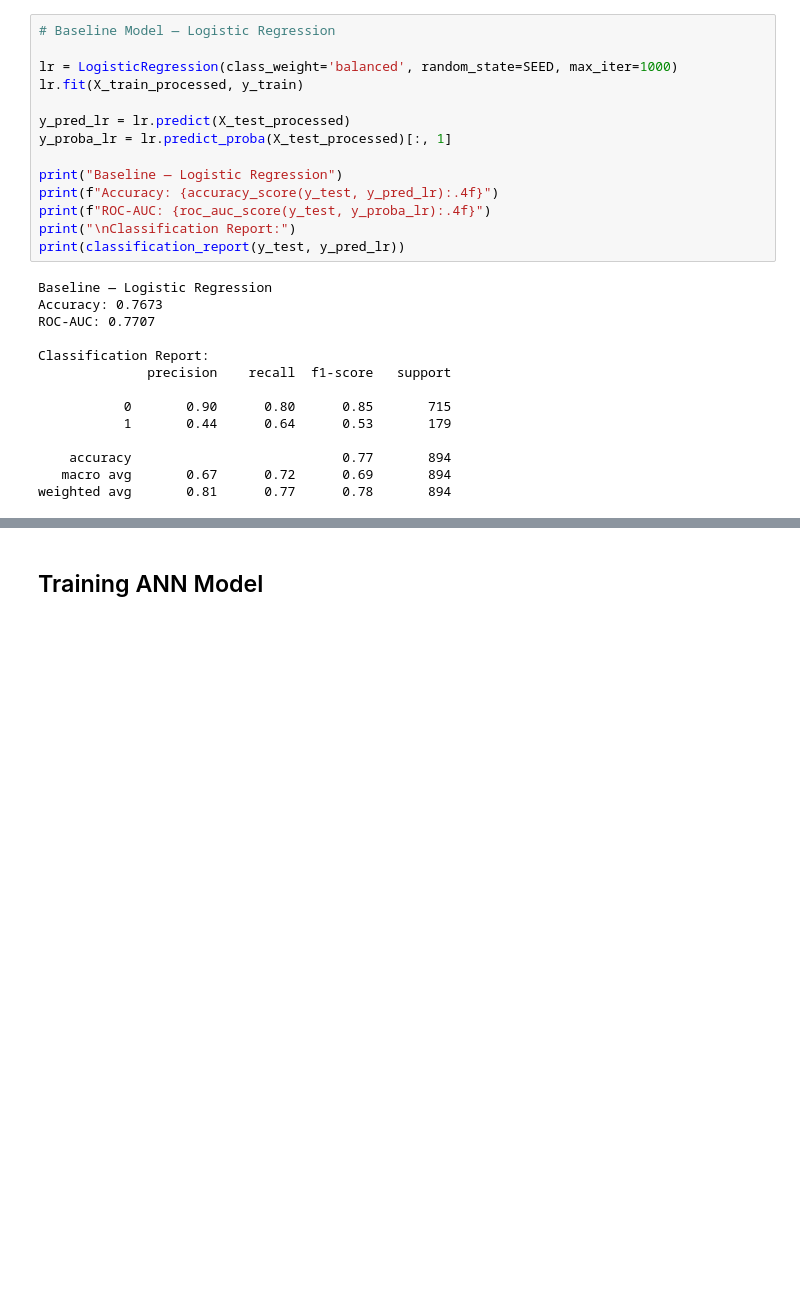
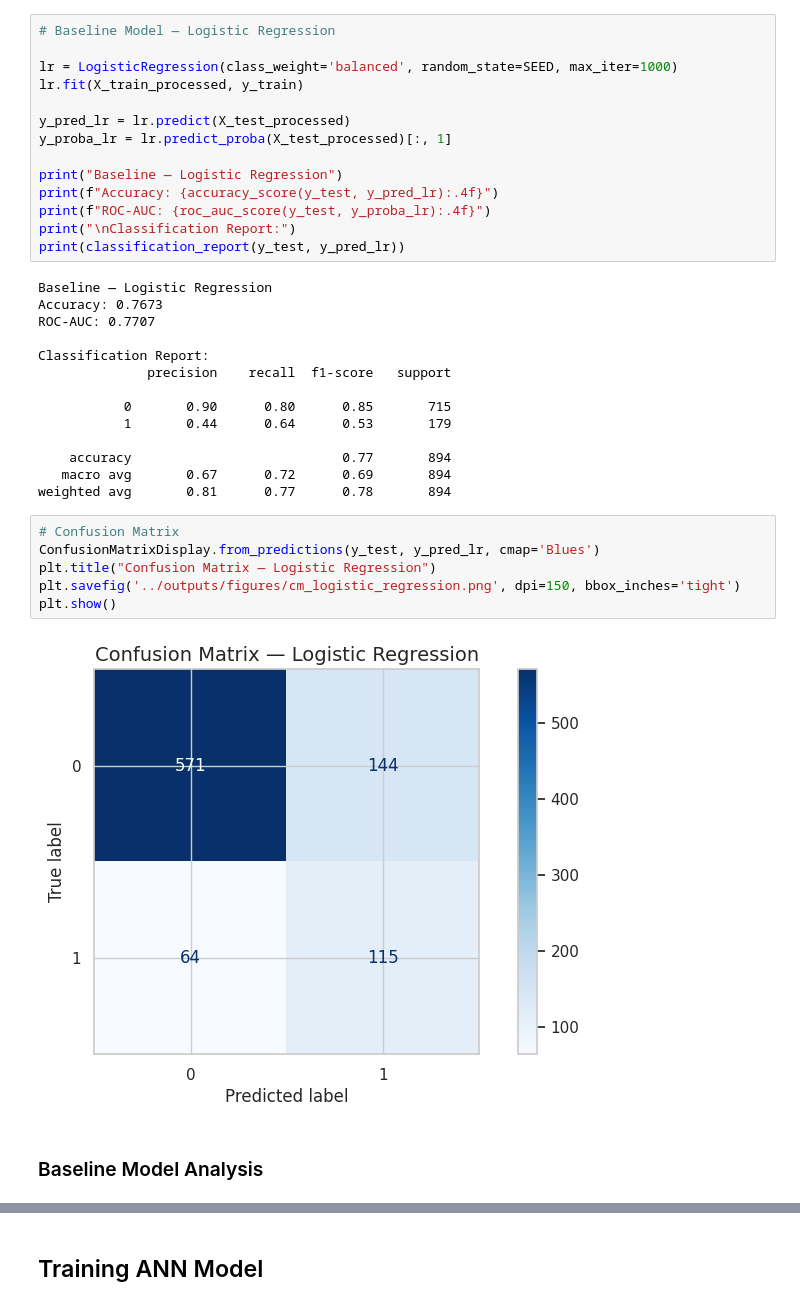
Before and after one commit to NewManRising/the-builder-forge, a Jupyter notebook: projects/home-loan-default/notebooks/home_loan.ipynb, the cells around one changed output, grey strips where cells are left out. Drawn from its saved outputs; the diff is of its cells as text; blank space fills up the shorter version.

```diff
--- a/projects/home-loan-default/notebooks/home_loan.ipynb
+++ b/projects/home-loan-default/notebooks/home_loan.ipynb
@@ -386,3 +386,13 @@ Classification Report:
     accuracy                           0.77       894
    macro avg       0.67      0.72      0.69       894
 weighted avg       0.81      0.77      0.78       894
+# %%
+# Confusion Matrix
+ConfusionMatrixDisplay.from_predictions(y_test, y_pred_lr, cmap='Blues')
+plt.title("Confusion Matrix — Logistic Regression")
+plt.savefig('../outputs/figures/cm_logistic_regression.png', dpi=150, bbox_inches='tight')
+plt.show()
+# %% [output]
+[figure, added]
+# %% [markdown]
+### Baseline Model Analysis
```
Also changed, not shown: parts of 6 cells of this notebook, 5 other files.
